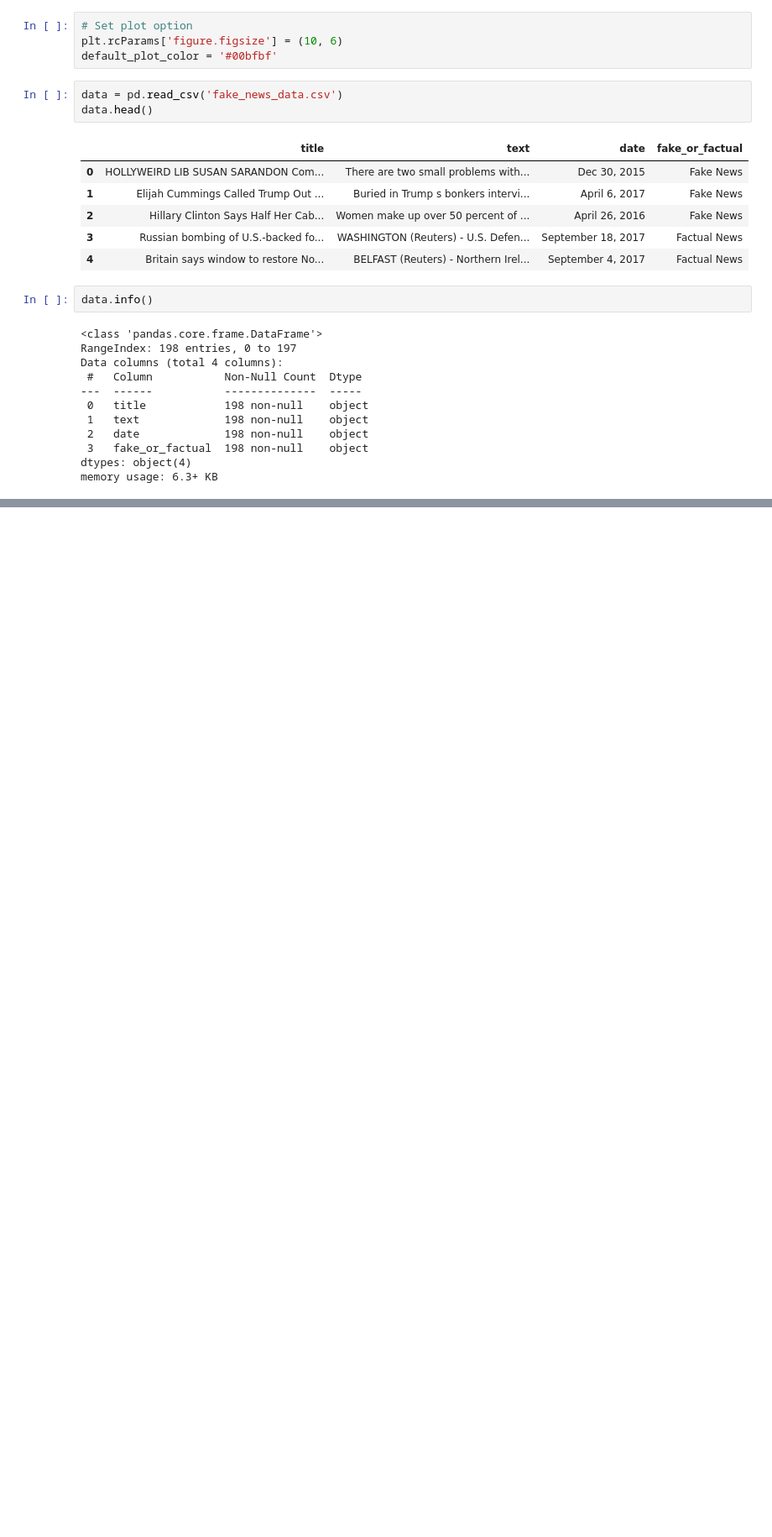
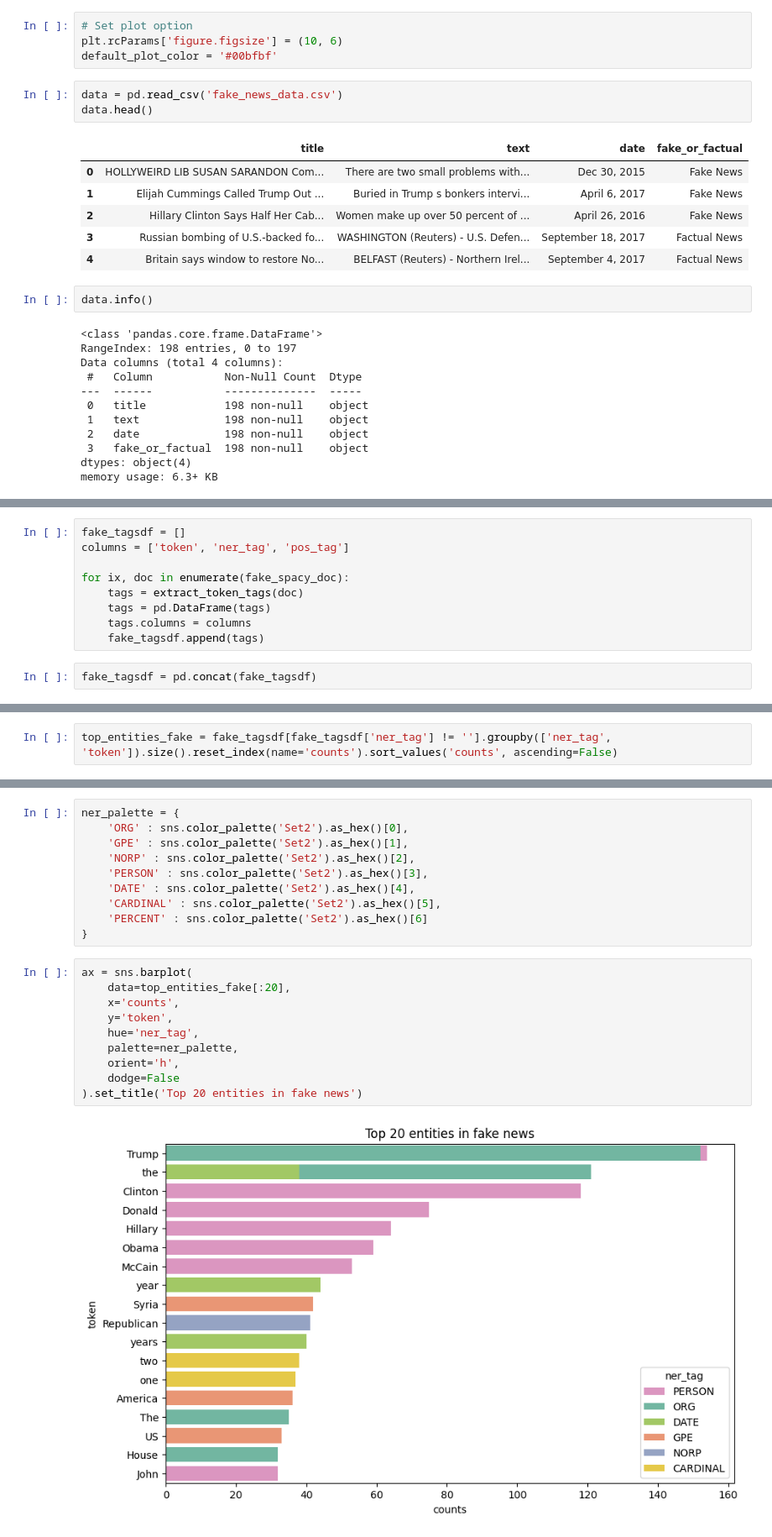
Before and after one commit to FrazerJHogg/Udemy-AI-Engineer-NLP, a Jupyter notebook: NLP_fake_news.ipynb, the cells around one changed output, grey strips where cells are left out. Shown at 84% size. Cells and saved outputs as stored; diff of their text form; blank space fills up the shorter version.

Commit message:
Update on Fake news classifier project - Sentiment analysis + topic modelling

```diff
--- a/NLP_fake_news.ipynb
+++ b/NLP_fake_news.ipynb
@@ -55,0 +69,11 @@ Error:
+# %%
+fake_tagsdf = []
+columns = ['token', 'ner_tag', 'pos_tag']
+
+for ix, doc in enumerate(fake_spacy_doc):
+    tags = extract_token_tags(doc)
+    tags = pd.DataFrame(tags)
+    tags.columns = columns
+    fake_tagsdf.append(tags)
+# %%
+fake_tagsdf = pd.concat(fake_tagsdf)
@@ -55,0 +253,2 @@ Error:
+# %%
+top_entities_fake = fake_tagsdf[fake_tagsdf['ner_tag'] != ''].groupby(['ner_tag', 'token']).size().reset_index(name='counts').sort_values('counts', ascending=False)
@@ -55,0 +275,22 @@ Error:
+# %%
+ner_palette = {
+    'ORG' : sns.color_palette('Set2').as_hex()[0],
+    'GPE' : sns.color_palette('Set2').as_hex()[1],
+    'NORP' : sns.color_palette('Set2').as_hex()[2],
+    'PERSON' : sns.color_palette('Set2').as_hex()[3],
+    'DATE' : sns.color_palette('Set2').as_hex()[4],
+    'CARDINAL' : sns.color_palette('Set2').as_hex()[5],
+    'PERCENT' : sns.color_palette('Set2').as_hex()[6]
+}
+# %%
+ax = sns.barplot(
+    data=top_entities_fake[:20],
+    x='counts',
+    y='token',
+    hue='ner_tag',
+    palette=ner_palette,
+    orient='h',
+    dodge=False
+).set_title('Top 20 entities in fake news')
+# %% [output]
+[figure, added]
```
Also changed, not shown: parts of 64 cells of this notebook.
